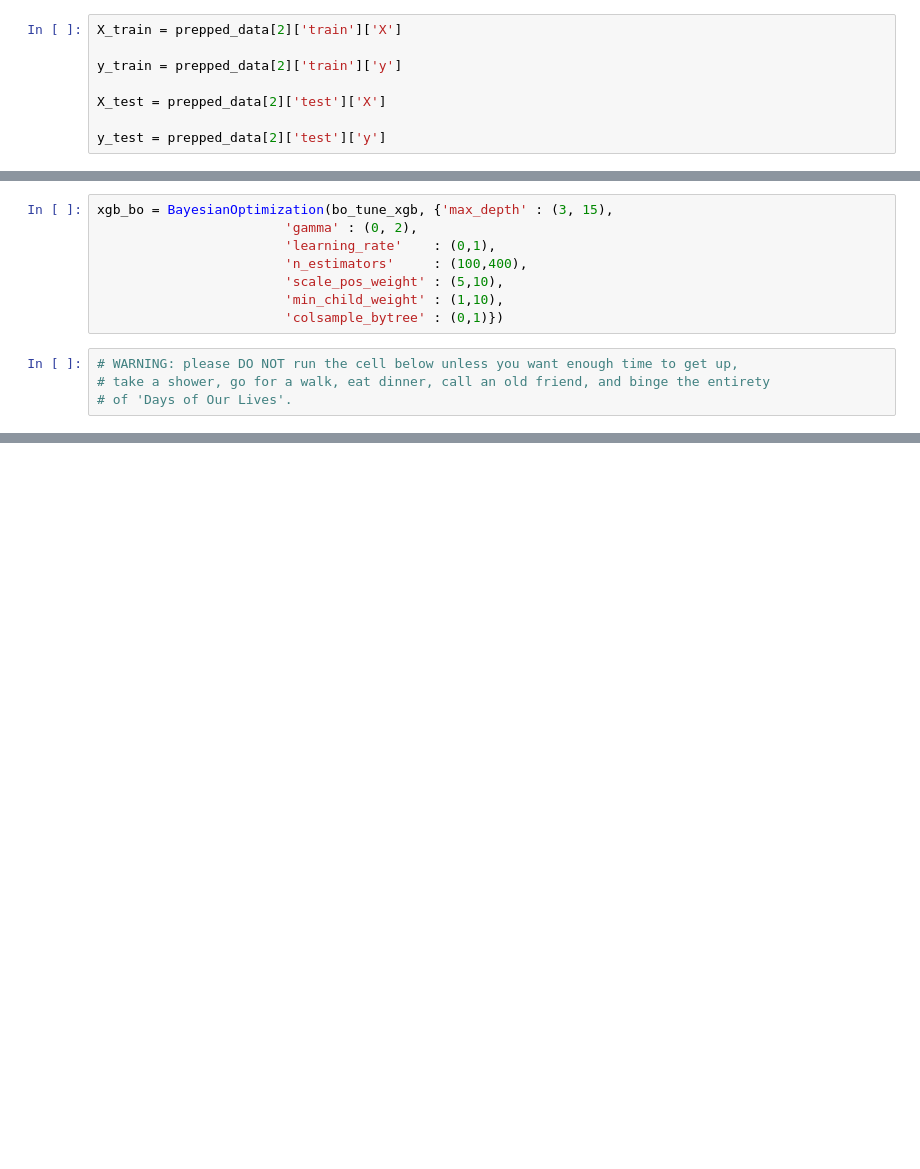
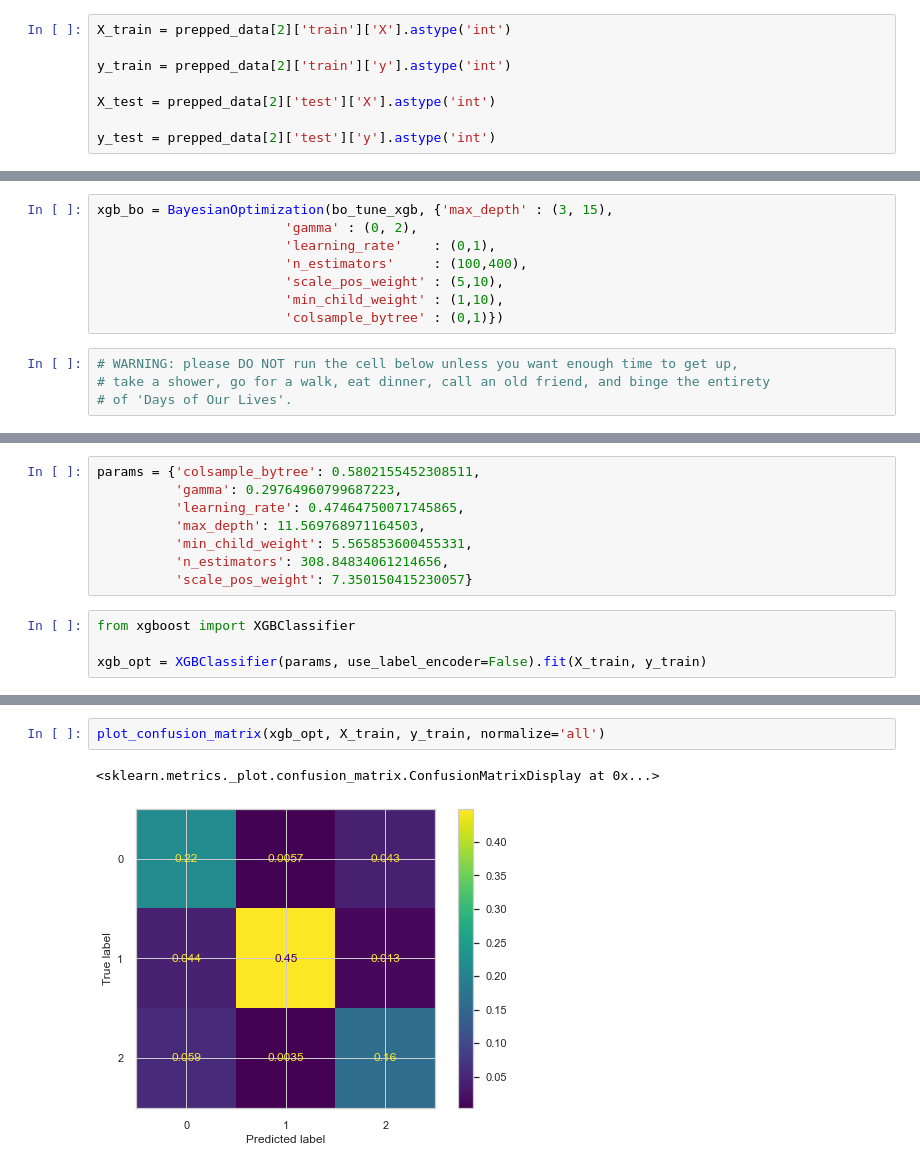
Before and after one commit to marcosvppfernandes/chicagoteam_quanggang, a Jupyter notebook: final_notebook.ipynb, the cells around one changed output, grey strips where cells are left out. Drawn from its saved outputs; the diff is of its cells as text; blank space fills up the shorter version.

```diff
--- a/final_notebook.ipynb
+++ b/final_notebook.ipynb
@@ -490,12 +662,12 @@ prepped_data = pp.scale_and_ohe(tr_te_split, numerical_cols, categorical_cols[:3
 from bayes_opt import BayesianOptimization
 import xgboost as xgb
 # %%
-X_train = prepped_data[2]['train']['X']
+X_train = prepped_data[2]['train']['X'].astype('int')
 
-y_train = prepped_data[2]['train']['y']
+y_train = prepped_data[2]['train']['y'].astype('int')
 
-X_test = prepped_data[2]['test']['X']
+X_test = prepped_data[2]['test']['X'].astype('int')
 
-y_test = prepped_data[2]['test']['y']
+y_test = prepped_data[2]['test']['y'].astype('int')
 # %%
 D_train = xgb.DMatrix(X_train, label=y_train)
@@ -551,0 +722,12 @@ xgb_opt = XGBClassifier(**params)
+# %%
+params = {'colsample_bytree': 0.5802155452308511,
+          'gamma': 0.29764960799687223,
+          'learning_rate': 0.47464750071745865,
+          'max_depth': 11.569768971164503,
+          'min_child_weight': 5.565853600455331,
+          'n_estimators': 308.84834061214656,
+          'scale_pos_weight': 7.350150415230057}
+# %%
+from xgboost import XGBClassifier
+
+xgb_opt = XGBClassifier(params, use_label_encoder=False).fit(X_train, y_train)
@@ -551,0 +736,5 @@ xgb_opt = XGBClassifier(**params)
+# %%
+plot_confusion_matrix(xgb_opt, X_train, y_train, normalize='all')
+# %% [output]
+<sklearn.metrics._plot.confusion_matrix.ConfusionMatrixDisplay at 0x...>
+[figure, added]
```
Also changed, not shown: parts of 78 cells of this notebook, 10 other files.
